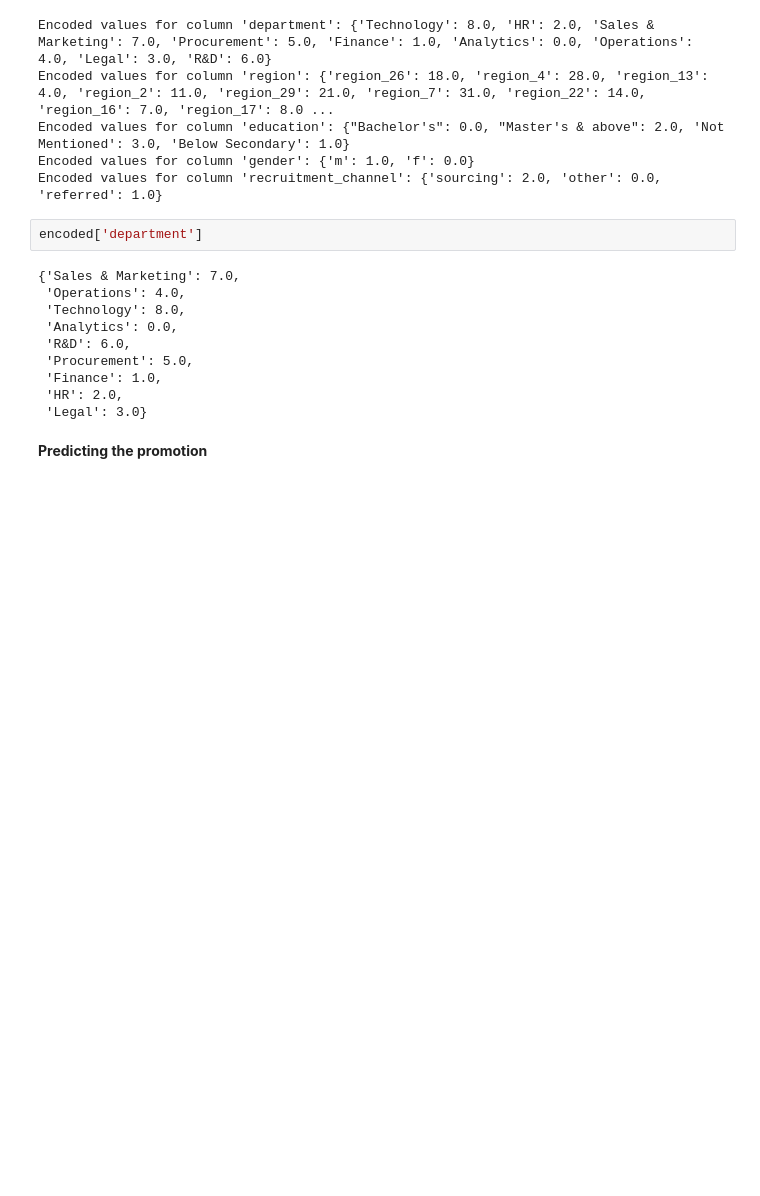
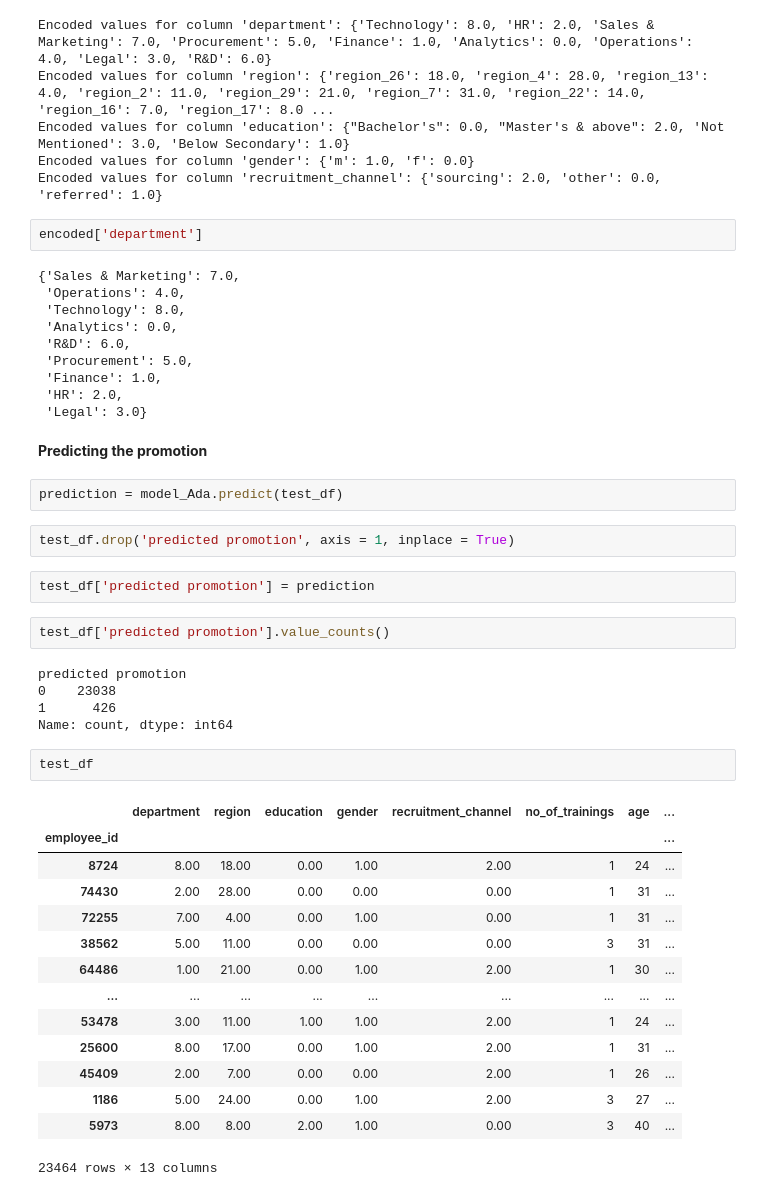
Before and after one commit to GDharan10/Dataset18_HR-Analytics_, a Jupyter notebook: HR_Promotion_Predictive_Analytics.ipynb, the cells around one changed output. Cells and saved outputs as stored; diff of their text form; blank space fills up the shorter version.

```diff
--- a/HR_Promotion_Predictive_Analytics.ipynb
+++ b/HR_Promotion_Predictive_Analytics.ipynb
@@ -630,3 +630,33 @@ encoded['department']
  'Legal': 3.0}
 # %% [markdown]
 **Predicting the promotion**
+# %%
+prediction = model_Ada.predict(test_df)
+# %%
+test_df.drop('predicted promotion', axis = 1, inplace = True)
+# %%
+test_df['predicted promotion'] = prediction
+# %%
+test_df['predicted promotion'].value_counts()
+# %% [output]
+predicted promotion
+0    23038
+1      426
+Name: count, dtype: int64
+# %%
+test_df
+# %% [output]
+|  | department | region | education | gender | recruitment_channel | no_of_trainings | age | ... |
+| employee_id |  |  |  |  |  |  |  | ... |
+| 8724 | 8.00 | 18.00 | 0.00 | 1.00 | 2.00 | 1 | 24 | ... |
+| 74430 | 2.00 | 28.00 | 0.00 | 0.00 | 0.00 | 1 | 31 | ... |
+| 72255 | 7.00 | 4.00 | 0.00 | 1.00 | 0.00 | 1 | 31 | ... |
+| 38562 | 5.00 | 11.00 | 0.00 | 0.00 | 0.00 | 3 | 31 | ... |
+| 64486 | 1.00 | 21.00 | 0.00 | 1.00 | 2.00 | 1 | 30 | ... |
+| ... | ... | ... | ... | ... | ... | ... | ... | ... |
+| 53478 | 3.00 | 11.00 | 1.00 | 1.00 | 2.00 | 1 | 24 | ... |
+| 25600 | 8.00 | 17.00 | 0.00 | 1.00 | 2.00 | 1 | 31 | ... |
+| 45409 | 2.00 | 7.00 | 0.00 | 0.00 | 2.00 | 1 | 26 | ... |
+| 1186 | 5.00 | 24.00 | 0.00 | 1.00 | 2.00 | 3 | 27 | ... |
+| 5973 | 8.00 | 8.00 | 2.00 | 1.00 | 0.00 | 3 | 40 | ... |
+23464 rows × 13 columns
```
